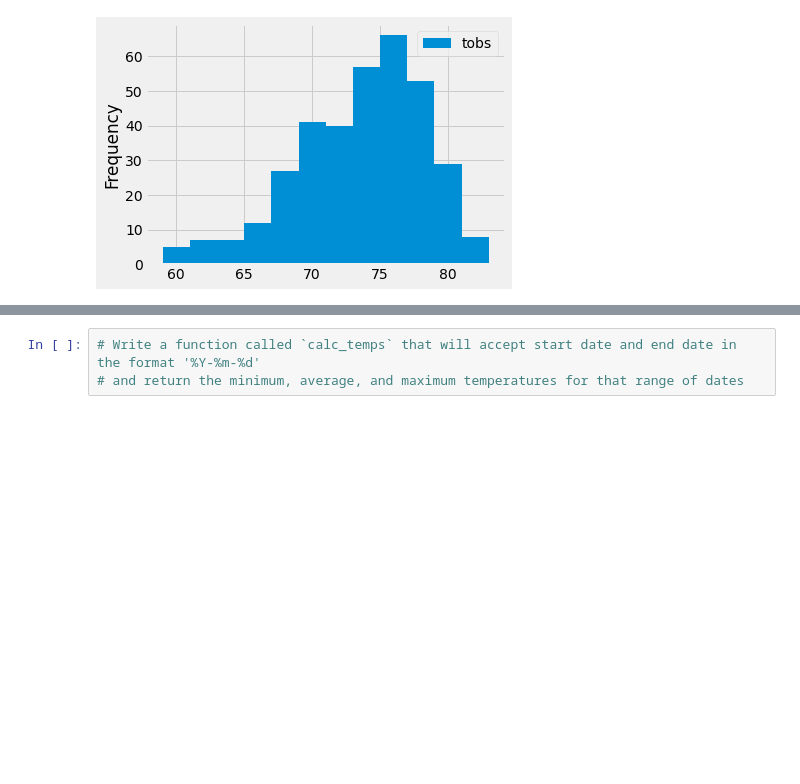
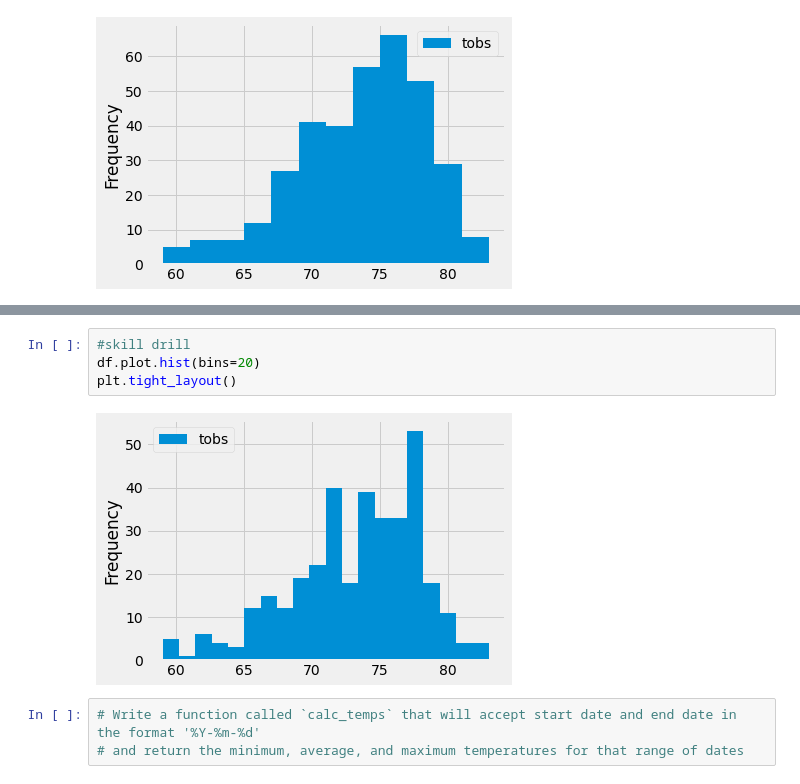
Before and after one commit to fertigrm/surfs_up, a Jupyter notebook: climate_analysis.ipynb, the cells around one changed output, grey strips where cells are left out. Saved outputs shown, nothing was run; the diff lists cells and outputs as text; blank space fills up the shorter version.

```diff
--- a/climate_analysis.ipynb
+++ b/climate_analysis.ipynb
@@ -161,3 +167,9 @@ plt.tight_layout()
+# %%
+#skill drill
+df.plot.hist(bins=20)
+plt.tight_layout()
+# %% [output]
+[figure, added]
 # %%
 # Write a function called `calc_temps` that will accept start date and end date in the format '%Y-%m-%d'
 # and return the minimum, average, and maximum temperatures for that range of dates
```
Also changed, not shown: parts of 1 cell of this notebook.
